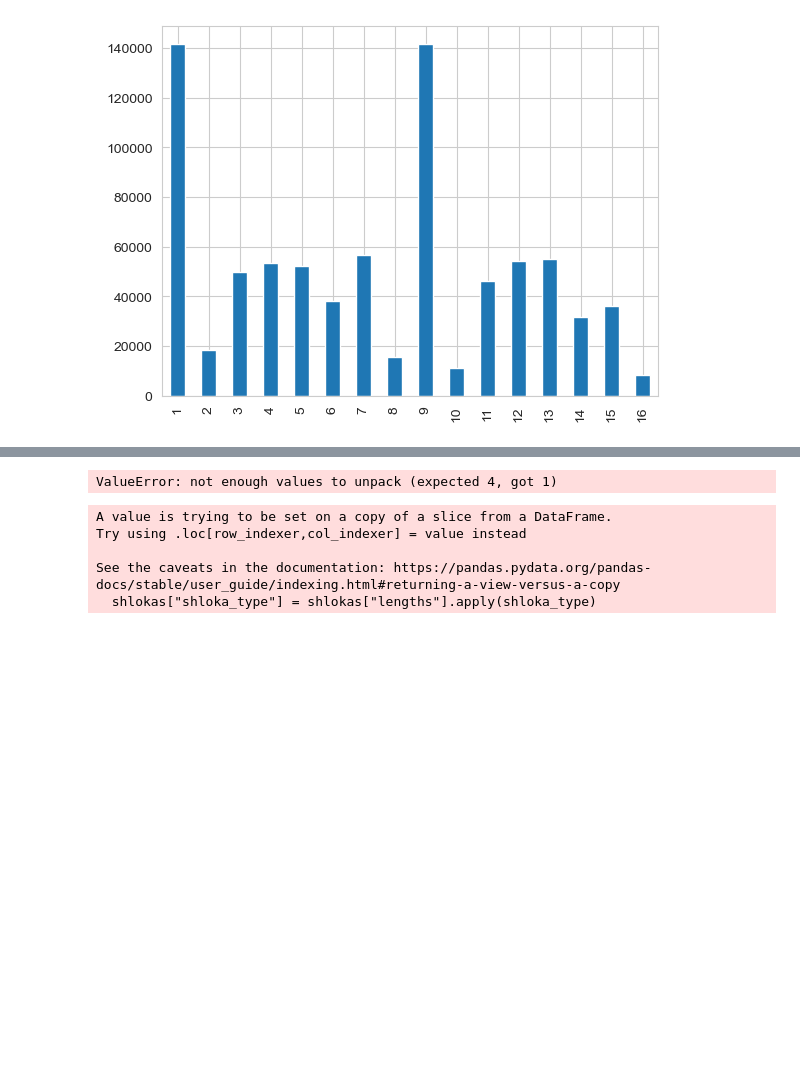
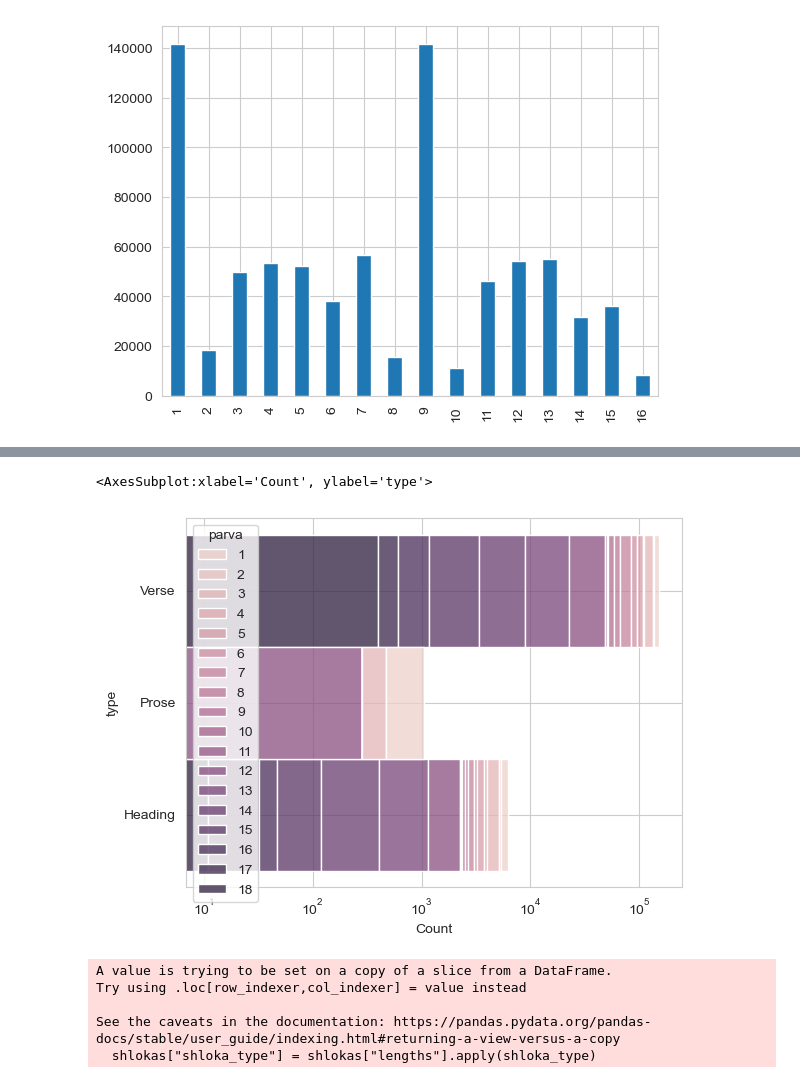
Before and after one commit to kmein/shloka, a Jupyter notebook: shloka-scansion/Shloka.ipynb, the cells around one changed output, grey strips where cells are left out. Saved outputs shown, nothing was run; the diff lists cells and outputs as text; code cells hidden in the pictures; blank space fills up the shorter version.

```diff
--- a/shloka-scansion/Shloka.ipynb
+++ b/shloka-scansion/Shloka.ipynb
@@ -91,6 +96,8 @@ def shloka_type(lengths):
 # %%
+sns.histplot(y="type", data=df, hue="parva", multiple="stack", log_scale=(True, False))
 # %% [output]
-ValueError: not enough values to unpack (expected 4, got 1)
+<AxesSubplot:xlabel='Count', ylabel='type'>
+[figure, added]
 # %%
 shlokas = df[(df.metre == "Shloka") & (df.type == "Verse")]
 shlokas["shloka_type"] = shlokas["lengths"].apply(shloka_type)
```
Also changed, not shown: parts of 2 cells of this notebook.
